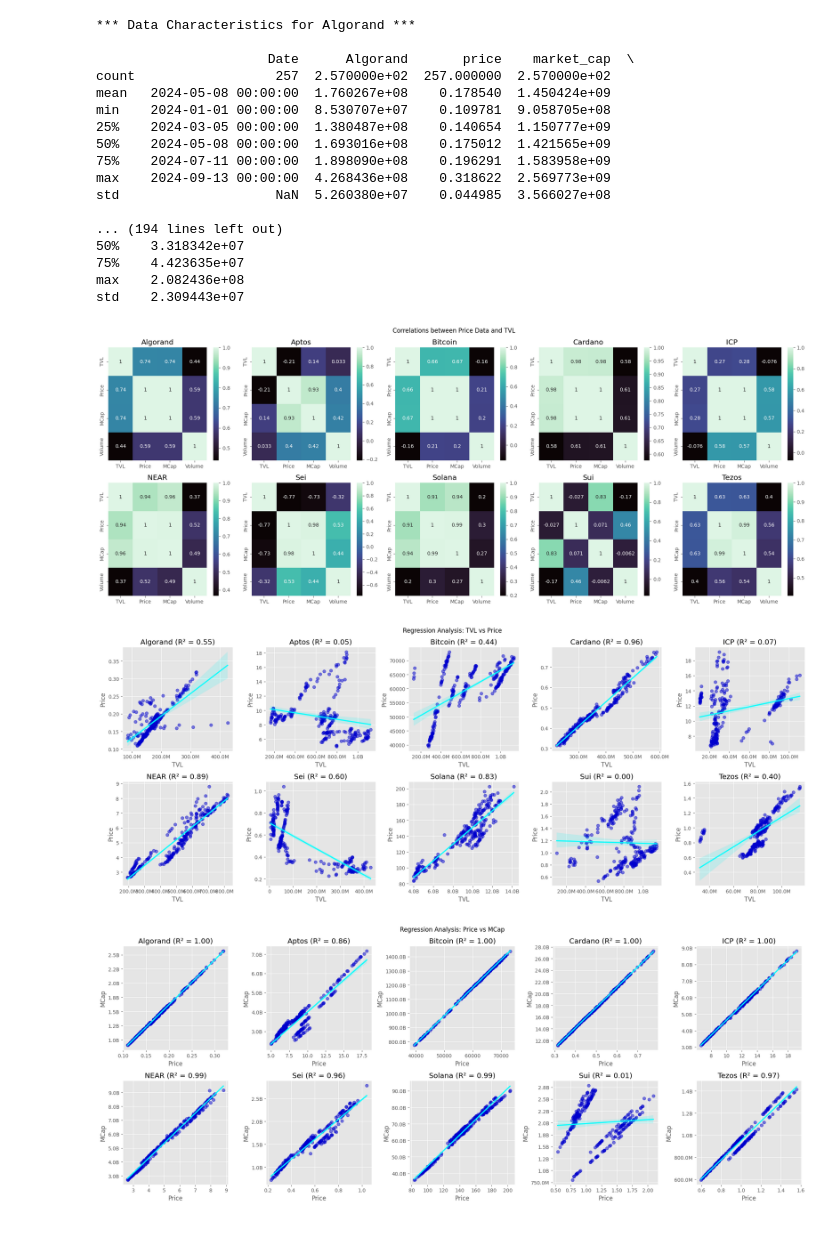
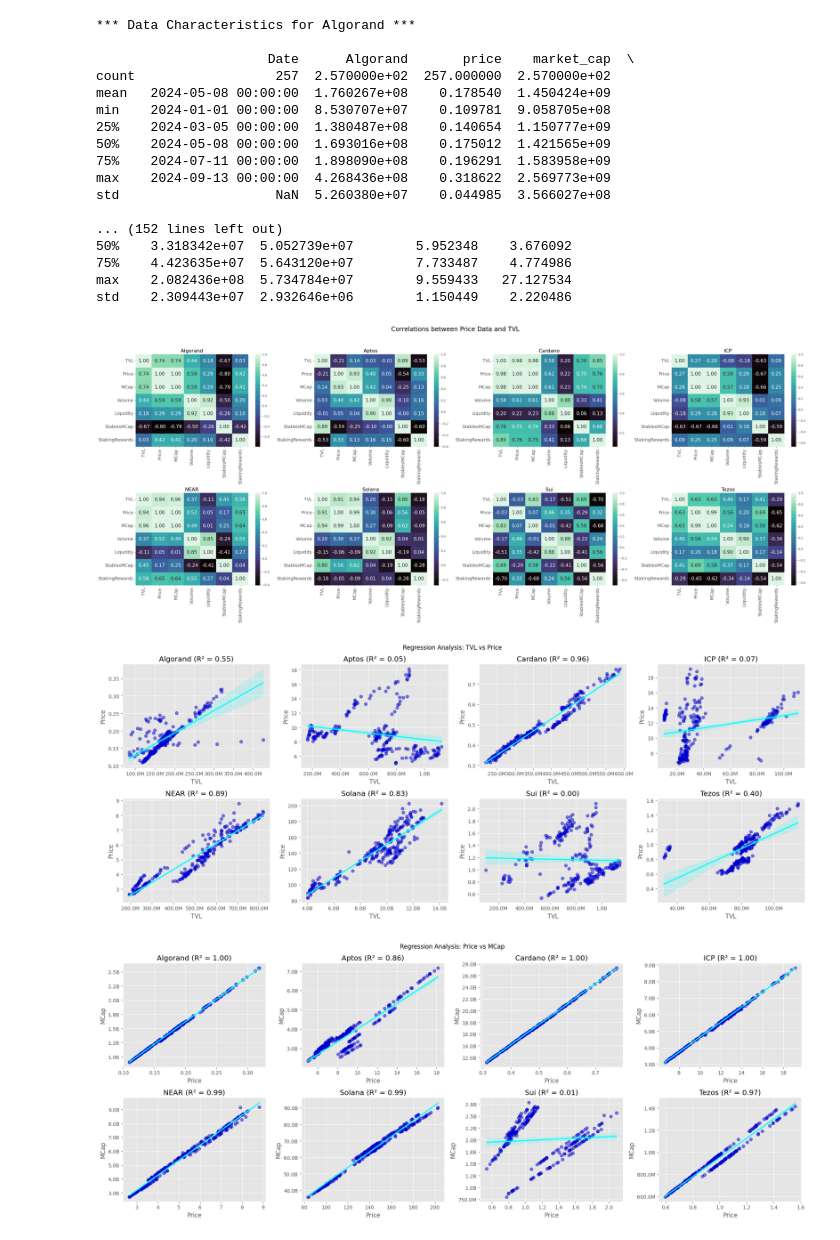
Before and after one commit to MarcLlopart/TVL-Regression-Analysis, a Jupyter notebook: tvl_analysis.ipynb, the cells around one changed output. Drawn from its saved outputs; the diff is of its cells as text; code cells hidden in the pictures.

```diff
--- a/tvl_analysis.ipynb
+++ b/tvl_analysis.ipynb
@@ -89,7 +121,9 @@ for token in chain_names:
     file_idx = chain_names.index(token)
     tvl = get_tvl(token, tvl_data[file_idx])
     price = get_price(price_data[file_idx])
-    final_df = merge_df(tvl, price)
+    stable = get_stables_mcap(stables_data[file_idx])
+    staking = get_staking_rewards(staking_data[file_idx])
+    final_df = merge_df(tvl, price, stable, staking)
     datasets[token] = final_df
 
     print(f"*** Data Characteristics for {token} ***\n")
@@ -107,45 +141,46 @@ min    2024-01-01 00:00:00  8.530707e+07    0.109781  9.058705e+08
 max    2024-09-13 00:00:00  4.268436e+08    0.318622  2.569773e+09
 std                    NaN  5.260380e+07    0.044985  3.566027e+08
 
-... (194 lines left out)
-50%    3.318342e+07
-75%    4.423635e+07
-max    2.082436e+08
-std    2.309443e+07
+... (152 lines left out)
+50%    3.318342e+07  5.052739e+07        5.952348    3.676092
+75%    4.423635e+07  5.643120e+07        7.733487    4.774986
+max    2.082436e+08  5.734784e+07        9.559433   27.127534
+std    2.309443e+07  2.932646e+06        1.150449    2.220486
 # %%
-# Create the subplot layout (5 columns, 2 rows)
-fig, axes = plt.subplots(nrows=2, ncols=5, figsize=(20, 8))
+fig, axes = plt.subplots(nrows=2, ncols=4, figsize=(32, 14))  # Slightly larger size for better readability
 
 # Flatten the axes array for easier iteration
 axes = axes.flatten()
 
 # Loop through each token and plot its heatmap
 for i, token in enumerate(chain_names):
     # Get the dataset for the current token
     df = datasets[token]
     df.rename(columns={token: 'TVL', 'price': 'Price',
                        'market_cap': 'MCap', 'total_volume': 'Volume'}, inplace=True)
 
     # Compute the correlation matrix between TVL and price
-    corr_matrix = df[['TVL', 'Price',
-                      'MCap', 'Volume']].corr()
+    corr_matrix = df[['TVL', 'Price', 'MCap', 'Volume',
+                      'Liquidity', 'StablesMCap', 'StakingRewards']].corr()
 
     # Plot the heatmap in the corresponding subplot
-    sns.heatmap(corr_matrix, annot=True, cmap='mako', ax=axes[i])
+    sns.heatmap(corr_matrix, annot=True, cmap='mako', ax=axes[i], annot_kws={"size": 15}, fmt='.2f')
 
-    # Set title for each subplot
-    axes[i].set_title(token)
+    # Set the title for each subplot
+    axes[i].set_title(token, fontsize=16)  # Increase the title size
 
-fig.suptitle('Correlations between Price Data and TVL')
+    # Increase the size of the x and y tick labels
+    axes[i].tick_params(axis='x', labelsize=14)
+    axes[i].tick_params(axis='y', labelsize=14)
+
+fig.suptitle('Correlations between Price Data and TVL', fontsize=20)  # Increase the main title size
 # Adjust the layout
-plt.tight_layout()
+plt.tight_layout(rect=[0, 0.03, 1, 0.95])  # Add some margin for the suptitle
 plt.show()
 # %% [output]
-[figure, old version]
+[figure, new version]
 # %%
-
-# Create the subplot layout (5 columns, 2 rows)
-fig, axes = plt.subplots(nrows=2, ncols=5, figsize=(20, 8))
+fig, axes = plt.subplots(nrows=2, ncols=4, figsize=(20, 8))
 
 # Flatten the axes array for easier iteration
 axes = axes.flatten()
@@ -191,11 +226,9 @@ fig.suptitle('Regression Analysis: TVL vs Price')
 plt.tight_layout()
 plt.show()
 # %% [output]
-[figure, old version]
+[figure, new version]
 # %%
-
-# Create the subplot layout (5 columns, 2 rows)
-fig, axes = plt.subplots(nrows=2, ncols=5, figsize=(20, 8))
+fig, axes = plt.subplots(nrows=2, ncols=4, figsize=(20, 8))
 
 # Flatten the axes array for easier iteration
 axes = axes.flatten()
@@ -241,4 +274,4 @@ fig.suptitle('Regression Analysis: Price vs MCap')
 plt.tight_layout()
 plt.show()
 # %% [output]
-[figure, old version]
+[figure, new version]
```
Also changed, not shown: parts of 5 cells of this notebook, 20 other files.
